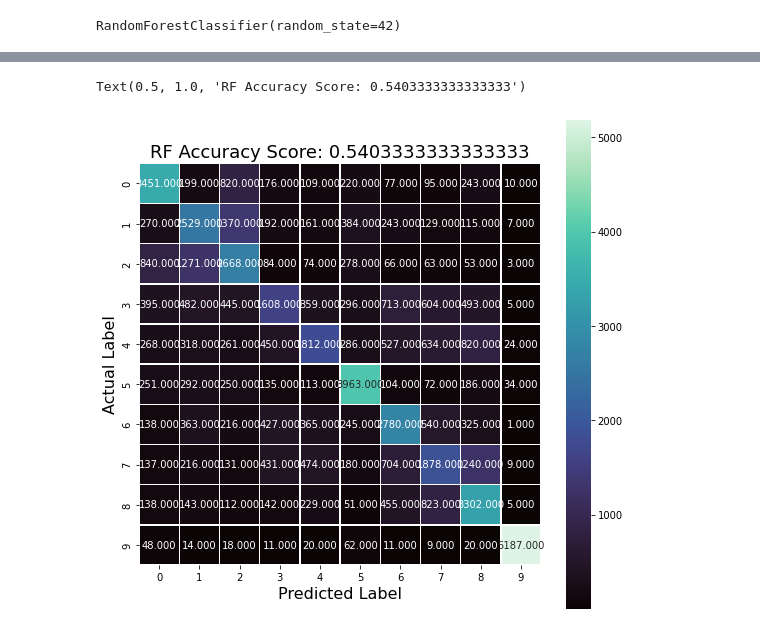
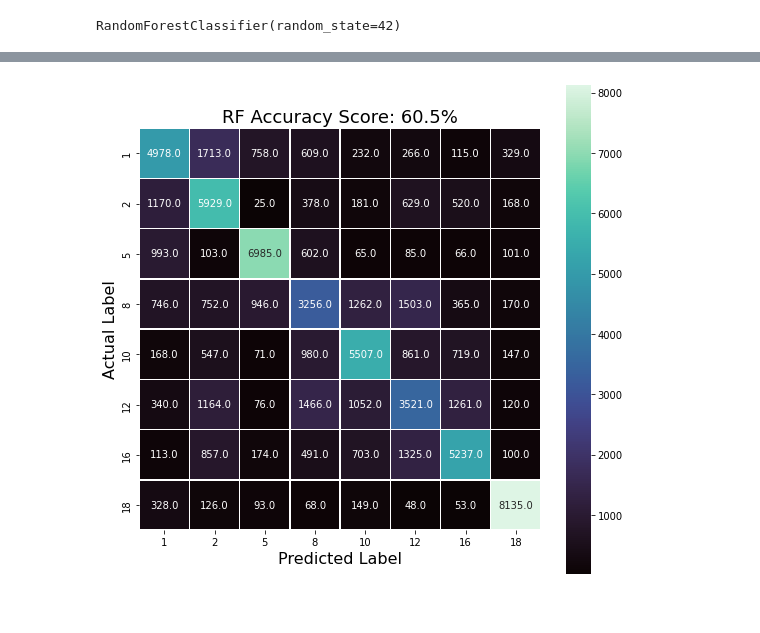
Before and after one commit to MudSnail/Land_Cover_Classification, a Jupyter notebook: Model_Example.ipynb, the cells around one changed output, grey strips where cells are left out. Saved outputs shown, nothing was run; the diff lists cells and outputs as text; code cells hidden in the pictures.

```diff
--- a/Model_Example.ipynb
+++ b/Model_Example.ipynb
@@ -76,5 +80,5 @@ dtype: int64
 # %%
 #SubSample ~100 000 for each class
-sample = data.groupby('Class').apply(lambda x: x.sample(n=18000)).reset_index(drop=True)
+sample = data.groupby('Class').apply(lambda x: x.sample(n=30000)).reset_index(drop=True)
 sample.head(4)
 # %% [output]
@@ -86,12 +90,12 @@ sample.head(4)
 # %%
-#Create NDVI column (B8-B4)/(B8+B4)
-sample['NDVI'] = (sample.B8-sample.B4)/(sample.B8+sample.B4)
+#Create NDVI column (B08-B04)/(B08+B04)
+sample['NDVI'] = (sample.B08-sample.B04)/(sample.B08+sample.B04)
 #Create Moisture index (B8A-B11)/(B8A+B11)
-sample['Moisture'] = (sample.B12-sample.B10)/(sample.B12+sample.B10)
+sample['Moisture'] = (sample.B8A-sample.B11)/(sample.B8A+sample.B11)
 #Create NDWI (B3-B8)/(B3+B8)
-sample['NDWI'] = (sample.B3-sample.B8)/(sample.B3+sample.B8)
+sample['NDWI'] = (sample.B03-sample.B08)/(sample.B03+sample.B08)
 #create NDSI (B3-B11)/(B3+B11)
-sample['NDSI'] = (sample.B3-sample.B10)/(sample.B3+sample.B10)
+sample['NDSI'] = (sample.B03-sample.B11)/(sample.B03+sample.B11)
 # %%
 #View new dataframe
 sample.head()
@@ -110,11 +109,13 @@ np.where(sample.values >= np.finfo(np.float32).max)
+# %%
+#Replace infinity values with Nan
+sample.replace([np.inf, -np.inf], np.nan, inplace=True)
+
+#Fill in infinity values
+sample.fillna(999, inplace=True)
 # %%
 #Split the Data
 y = sample['Class']
 X = sample.drop(['Class'], axis = 1)
-# %%
-#Apply standardscaler
-scaler = StandardScaler()
-X = scaler.fit_transform(X)
 # %%
 #Print data shapes
 print(X.shape)
@@ -170,26 +173,32 @@ weighted avg       0.54      0.54      0.53     54000
 # %%
 #Create a confusion matrix
 matrix = confusion_matrix(y_test, y_prediction)
 
 #Visualize the matrix with Seaborn
 
 #Write title to display accuracy score
 score = accuracy_score(y_test, y_prediction)
-all_sample_title = 'RF Accuracy Score: {0}'.format(score)
+all_sample_title = 'RF Accuracy Score: {0}%'.format(round(score,3)*100)
 
 #Set figure shape
 plt.figure(figsize=(9,9))
 
 #Use heatmap
-p = sns.heatmap(matrix, annot=True, fmt=".3f", linewidths=0.5, square=True, cmap="mako")
+p = sns.heatmap(matrix, annot=True, fmt=".1f", linewidths=0.5, square=True, cmap="mako")
 
 #Label the plot
+label = [1,2,5,8,10,12,16,18]
 p.set_ylabel('Actual Label', size=16)
 p.set_xlabel('Predicted Label', size = 16)
+p.set_xticklabels(label)
+p.set_yticklabels(label)
 p.set_title(all_sample_title, size = 18)
+
+#save
+fig = p.get_figure()
+fig.savefig('/content/drive/MyDrive/james_bay_Cmatrix.png')
 # %% [output]
-Text(0.5, 1.0, 'RF Accuracy Score: 0.5403333333333333')
-[figure, old version]
+[figure, new version]
 # %%
 #Find which features were most important
 importances = rfc.feature_importances_
```
Also changed, not shown: parts of 11 cells of this notebook.
